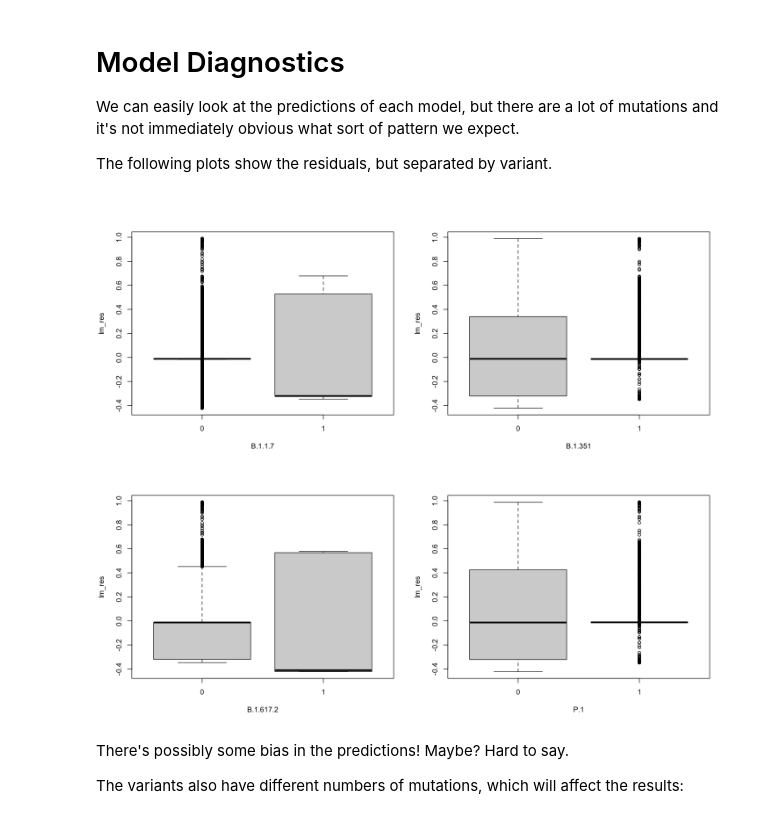
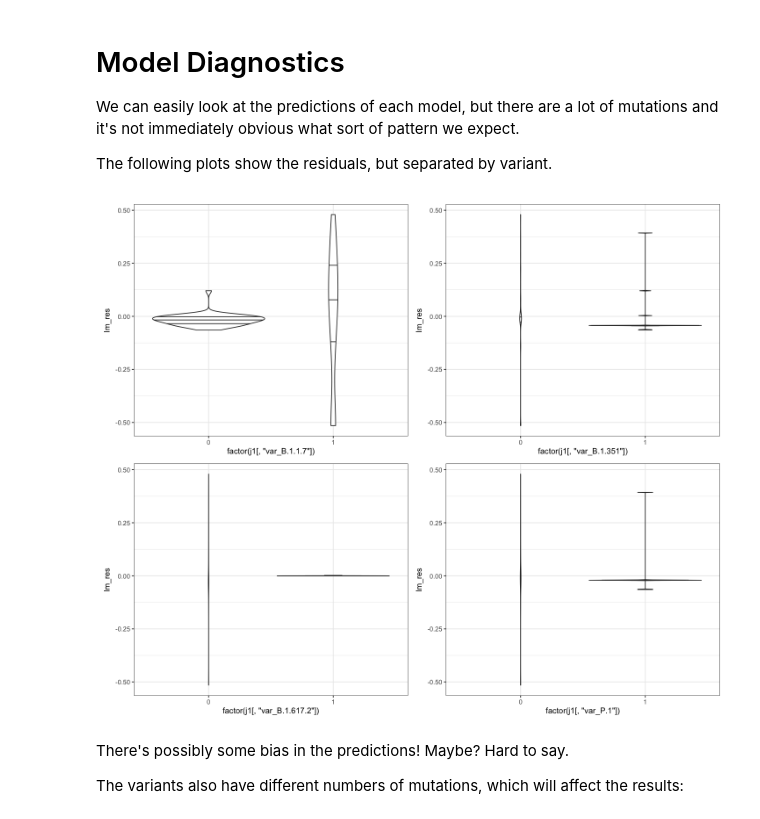
Before and after one commit to DASL-Lab/lineage-proportion-estimators, a Jupyter notebook: notebooks/basic_modelling.ipynb, the cells around one changed output. Drawn from its saved outputs; the diff is of its cells as text; code cells hidden in the pictures.

```diff
--- a/notebooks/basic_modelling.ipynb
+++ b/notebooks/basic_modelling.ipynb
@@ -199,18 +200,27 @@ Some other noteworthy points:
 We can easily look at the predictions of each model, but there are a lot of mutations and it's not immediately obvious what sort of pattern we expect.
 
 The following plots show the residuals, but separated by variant.
-# %%
-mylm <- lm(frequency ~ -1 + var_B.1.1.7 + var_B.1.351 + var_B.1.617.2 + var_P.1,
-        data = j1)
-lm_res <- j1[, "frequency"] - predict(mylm)
-
-par(mfrow = c(2,2))
-lm_res_list <- lapply(c("B.1.1.7", "B.1.351", "B.1.617.2", "P.1"),
-    function(x) {
-        boxplot(lm_res ~ factor(j1[, paste0("var_", x)]), xlab = x)
-    })
-# %% [output]
-[figure, removed]
+# %%
+mylm <- lm(frequency ~ -1 + var_B.1.1.7 + var_B.1.351 + var_B.1.617.2 + var_P.1,
+        data = j1)
+lm_res <- j1[, "frequency"] - predict(mylm)
+
+g_B117 <- ggplot() +
+    aes(x = factor(j1[, "var_B.1.1.7"]), y = lm_res) +
+    geom_violin(draw_quantiles = c(0.25, 0.5, 0.75))
+g_B1351 <- ggplot() +
+    aes(x = factor(j1[, "var_B.1.351"]), y = lm_res) +
+    geom_violin(draw_quantiles = c(0.25, 0.5, 0.75))
+g_B16172 <- ggplot() +
+    aes(x = factor(j1[, "var_B.1.617.2"]), y = lm_res) +
+    geom_violin(draw_quantiles = c(0.25, 0.5, 0.75))
+g_P1 <- ggplot() +
+    aes(x = factor(j1[, "var_P.1"]), y = lm_res) +
+    geom_violin(draw_quantiles = c(0.25, 0.5, 0.75))
+
+g_B117 + g_B1351 + g_B16172 + g_P1
+# %% [output]
+[figure, added]
 # %% [markdown]
 There's possibly some bias in the predictions! Maybe? Hard to say.
 
```
Also changed, not shown: parts of 5 cells of this notebook.
